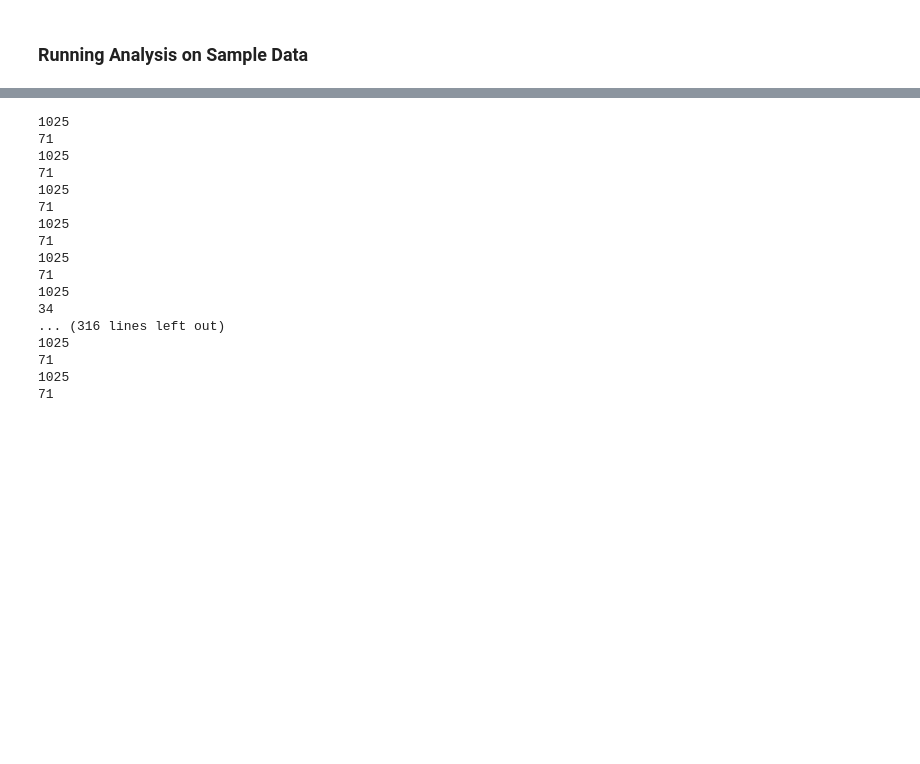
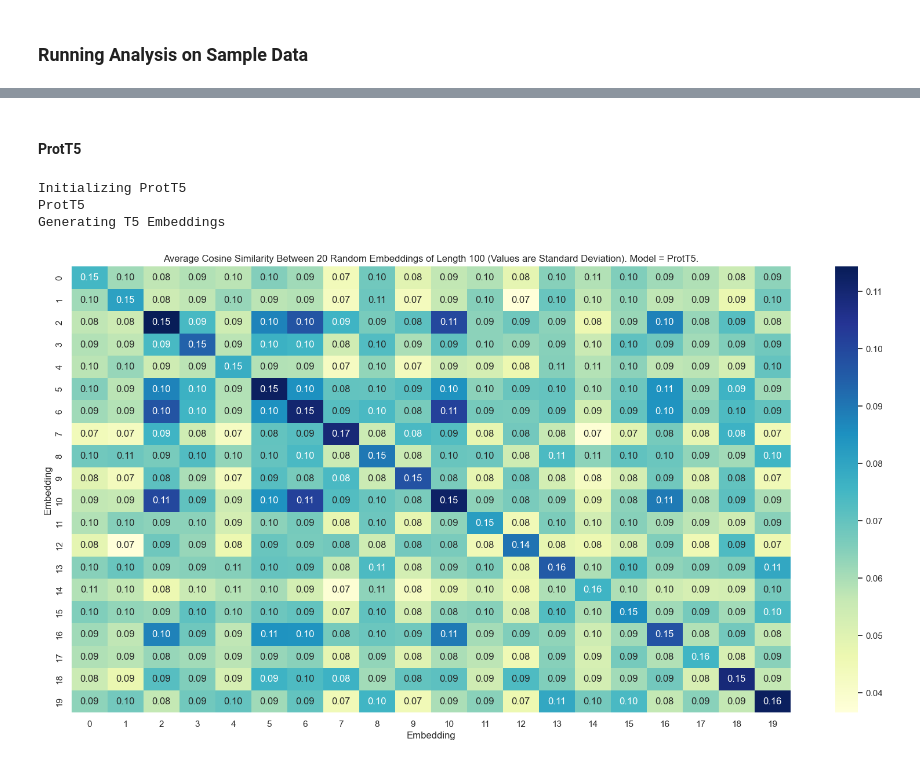
Before and after one commit to rgavigan/e-score, a Jupyter notebook: src/e-score.ipynb, the cells around one changed output, grey strips where cells are left out. Cells and saved outputs as stored; diff of their text form; code cells hidden in the pictures; blank space fills up the shorter version.

```diff
--- a/src/e-score.ipynb
+++ b/src/e-score.ipynb
@@ -873,25 +873,38 @@ NameError: name 'load_fasta' is not defined
-# %%
-# Read embeddings-prott5.txt and get dimensions of each line
-with open("embeddings-prott5.txt", "r") as f:
-    for line in f:
-        print(len(line.split(";")[0].split(",")))
-        print(len(line.split(";")))
-#print("test")
-# %% [output]
-1025
-71
-1025
-71
-1025
-71
-1025
-71
-1025
-71
-1025
-34
-... (316 lines left out)
-1025
-71
-1025
-71
+# %% [markdown]
+#### ProtT5
+# %%
+# Retrieve average and standard deviation results for cosine similarity ProtT5
+saving_add = "./analysis/"
+seqs_path = "random_amino_acids.fasta"
+scoring = MODELS_LIST[0] # ESM1b
+alignment_type = ALIGNMENT_TYPES[0] # Global
+
+model, tokenizer = get_model(scoring)
+embeddings_prott5 = get_fasta_embeddings(seqs_path, model, tokenizer, scoring)
+
+num_embeddings = len(embeddings_prott5)
+avgt5 = np.zeros([num_embeddings, num_embeddings])
+stdt5 = np.zeros([num_embeddings, num_embeddings])
+
+# Compare every pair of embeddings
+for i in range(num_embeddings):
+    for j in range(num_embeddings):
+        # Get cosine similarities between the embeddings (they can be different dimensions)
+        cos = torch.nn.CosineSimilarity(dim=0)
+        cosine_similarities = get_cosine_similarities(embeddings_prott5[i], embeddings_prott5[j], input="embeddings", model=model, tokenizer=tokenizer, scoring=scoring)
+
+        avgt5[i, j] += np.mean(cosine_similarities)
+        stdt5[i, j] += np.std(cosine_similarities)
+
+# Visualize heatmaps of the average and standard deviation for the cosine similarities with seaborn
+plt.figure(figsize=(20, 10))
+heatmap_prott5 = sns.heatmap(avgt5, annot=stdt5, fmt=".2f", cmap="YlGnBu")
+plt.xlabel('Embedding')
+plt.ylabel('Embedding')
+plt.title('Average Cosine Similarity Between 20 Random Embeddings of Length 100 (Values are Standard Deviation). Model = ProtT5.')
+plt.show()
+# %% [output]
+Initializing ProtT5
+ProtT5
+Generating T5 Embeddings
+[figure, added]
```
Also changed, not shown: parts of 28 cells of this notebook, 20 other files.
